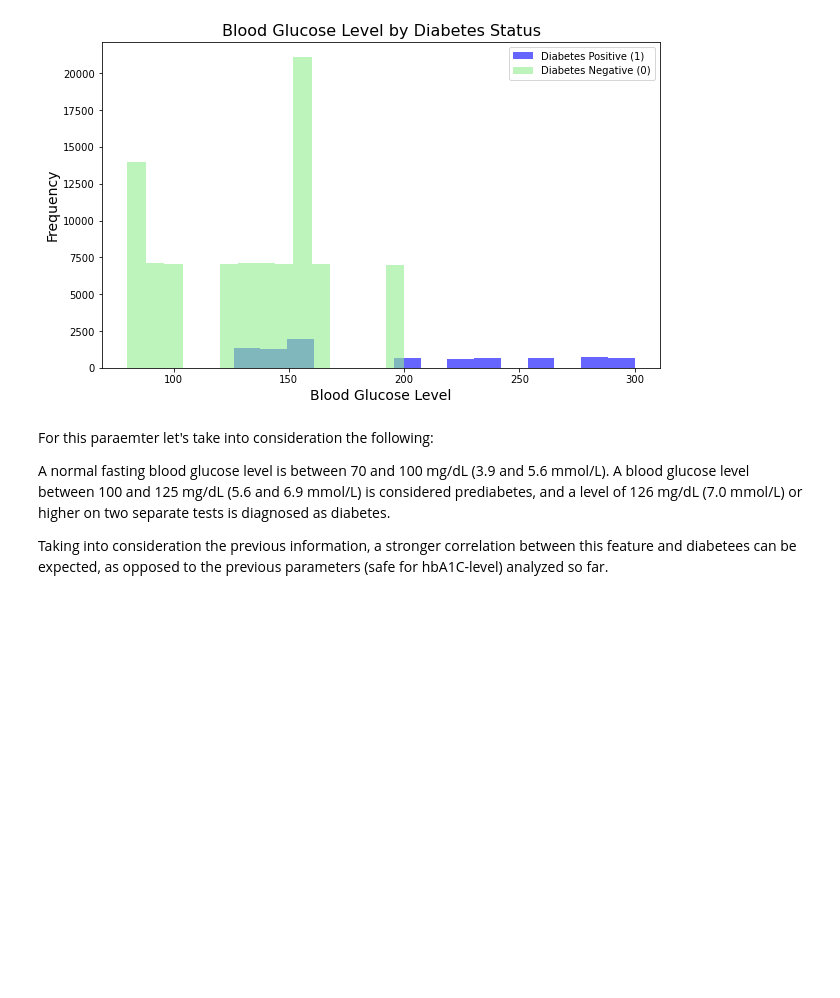
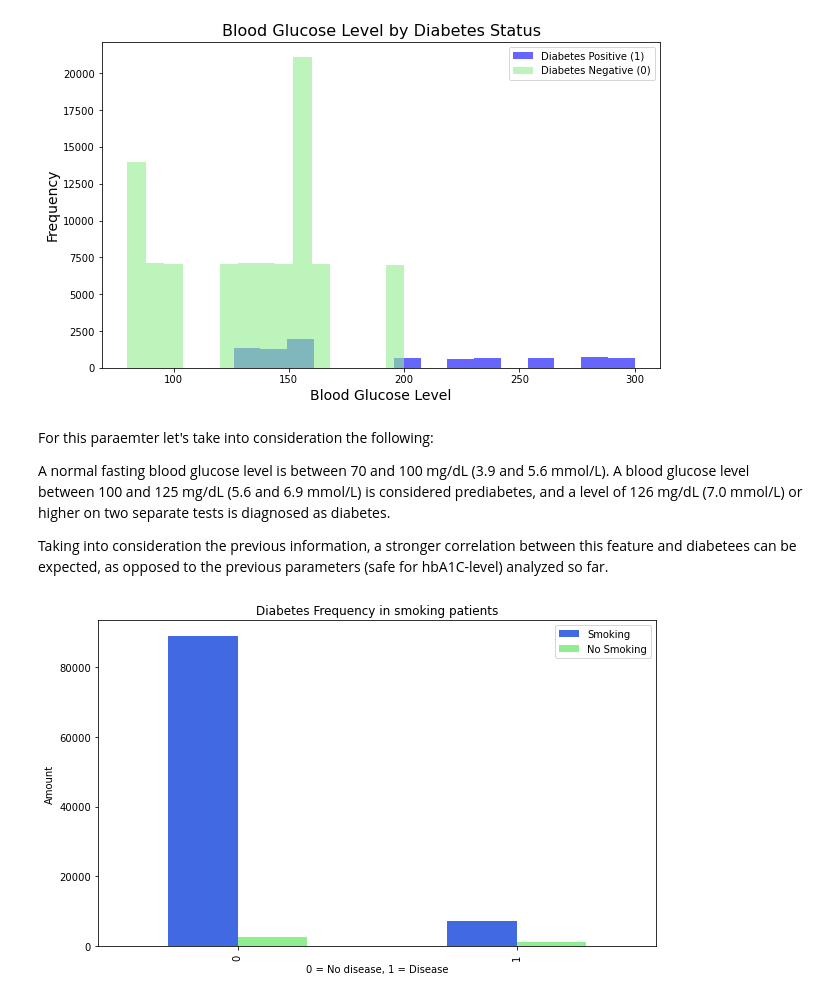
Before and after one commit to yadavLakshay/SDS-CP011-predicting-diabetes, a Jupyter notebook: notebooks/gabriela-olguin/gabriela_notebook.ipynb, the cells around one changed output. Drawn from its saved outputs; the diff is of its cells as text; code cells hidden in the pictures; blank space fills up the shorter version.

```diff
--- a/notebooks/gabriela-olguin/gabriela_notebook.ipynb
+++ b/notebooks/gabriela-olguin/gabriela_notebook.ipynb
@@ -427,6 +477,20 @@ For this paraemter let's take into consideration the following:
 A normal fasting blood glucose level is between 70 and 100 mg/dL (3.9 and 5.6 mmol/L). A blood glucose level between 100 and 125 mg/dL (5.6 and 6.9 mmol/L) is considered prediabetes, and a level of 126 mg/dL (7.0 mmol/L) or higher on two separate tests is diagnosed as diabetes.
 
 Taking into consideration the previous information, a stronger correlation between this feature and diabetees can be expected, as opposed to the previous parameters (safe for hbA1C-level) analyzed so far.
+# %%
+# Diabetes Frequency vs smoking history
+# Create a plot cross tab
+pd.crosstab(df.diabetes, df.heart_disease).plot(kind="bar",
+                                   figsize = (10,6),
+                                   color=["royalblue", "lightgreen"])
+
+plt.title("Diabetes Frequency in smoking patients")
+plt.xlabel("0 = No disease, 1 = Disease")
+plt.ylabel("Amount")
+plt.legend(["Smoking", "No Smoking"])
+plt.xticks;
+# %% [output]
+[figure, added]
 # %%
 #Make correlation matrix
 df.corr()
```
Also changed, not shown: parts of 8 cells of this notebook.
